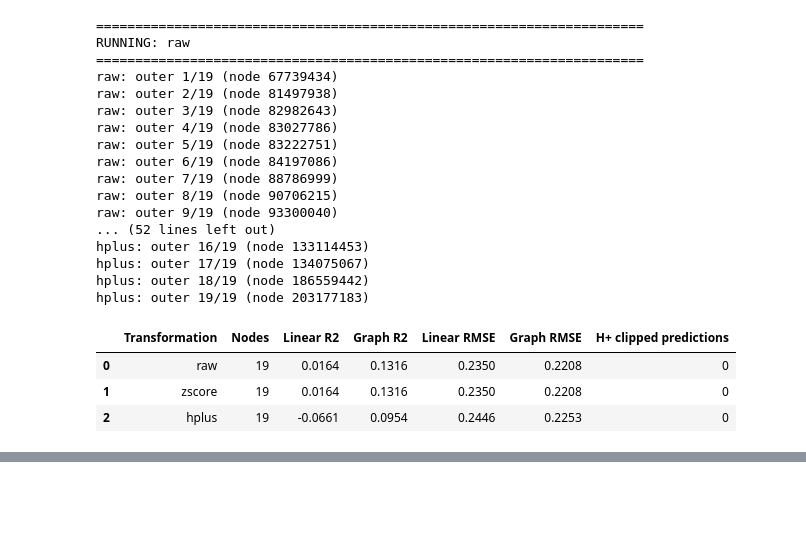
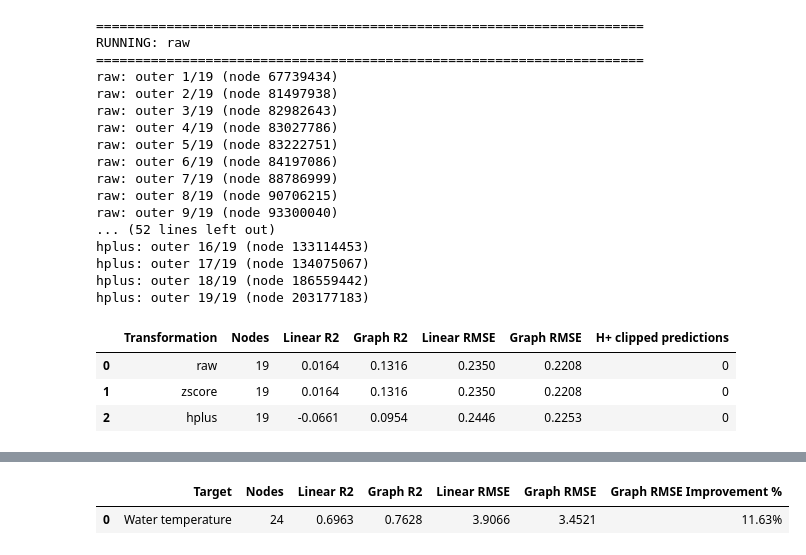
Before and after one commit to andrewc156/rivernets, a Jupyter notebook: largest_uncompressed_laplacian.ipynb, the cells around one changed output, grey strips where cells are left out. Cells and saved outputs as stored; diff of their text form; code cells hidden in the pictures; blank space fills up the shorter version.

```diff
--- a/largest_uncompressed_laplacian.ipynb
+++ b/largest_uncompressed_laplacian.ipynb
@@ -10442,0 +11523,27 @@ hplus: outer 19/19 (node 203177183)
+# %%
+display(
+    pd.DataFrame([
+        temp_fourier_result
+    ])
+    .style
+    .format({
+
+        "Linear R2":
+            "{:.4f}",
+
+        "Graph R2":
+            "{:.4f}",
+
+        "Linear RMSE":
+            "{:.4f}",
+
+        "Graph RMSE":
+            "{:.4f}",
+
+        "Graph RMSE Improvement %":
+            "{:.2f}%"
+    })
+)
+# %% [output]
+|  | Target | Nodes | Linear R2 | Graph R2 | Linear RMSE | Graph RMSE | Graph RMSE Improvement % |
+| 0 | Water temperature | 24 | 0.6963 | 0.7628 | 3.9066 | 3.4521 | 11.63% |
```
Also changed, not shown: parts of 30 cells of this notebook.
